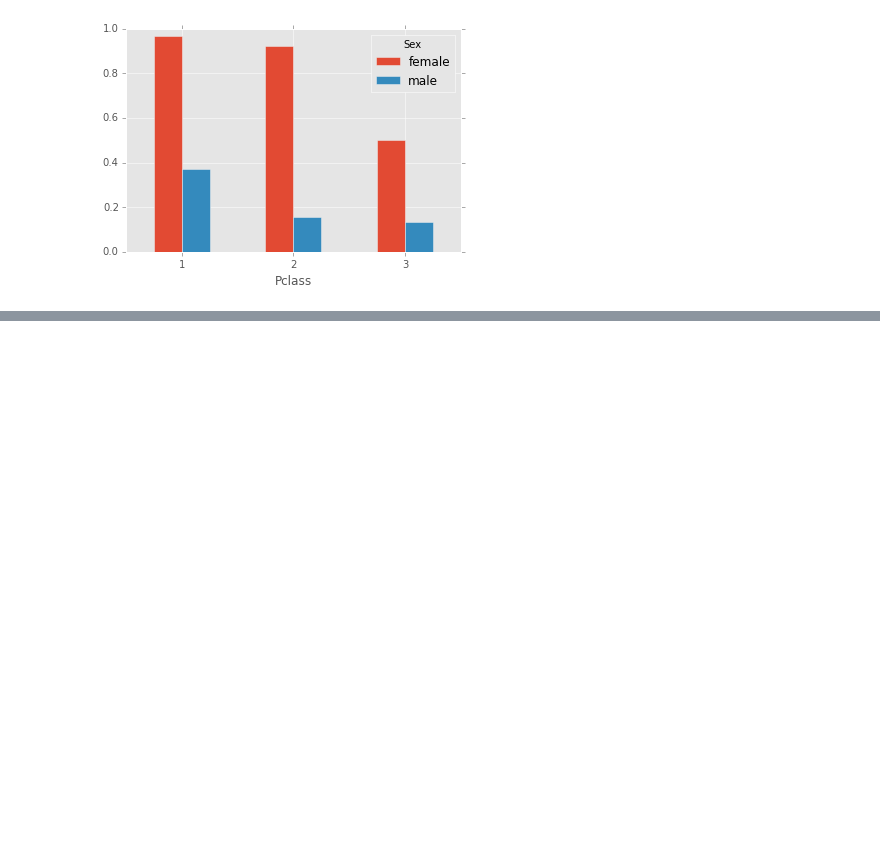
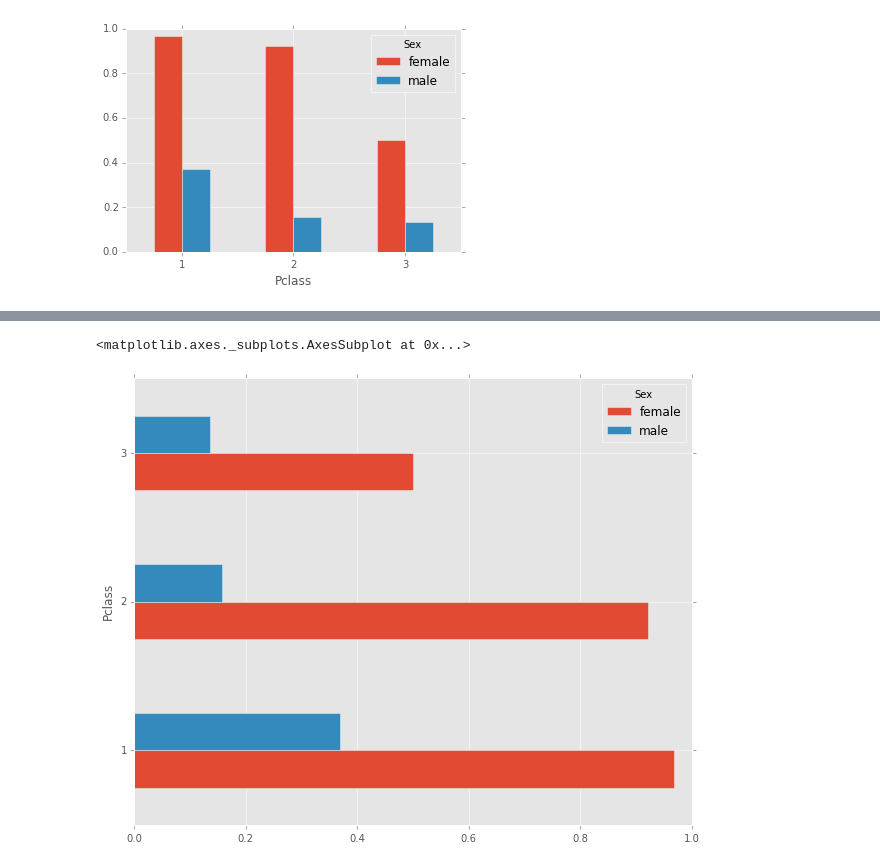
Before and after one commit to story645/ccny_software_carpentary, a Jupyter notebook: afternoon_session.ipynb, the cells around one changed output, grey strips where cells are left out. Drawn from its saved outputs; the diff is of its cells as text; code cells hidden in the pictures; blank space fills up the shorter version.

```diff
--- a/afternoon_session.ipynb
+++ b/afternoon_session.ipynb
@@ -1010,0 +1025,6 @@ plt.xticks(rotation=0) #fix the xtick labels by rotating them
+# %%
+#switch to a horizontal bar
+pivot_pclass_sex.plot(kind='barh')
+# %% [output]
+<matplotlib.axes._subplots.AxesSubplot at 0x...>
+[figure, added]
```
Also changed, not shown: parts of 8 cells of this notebook.
